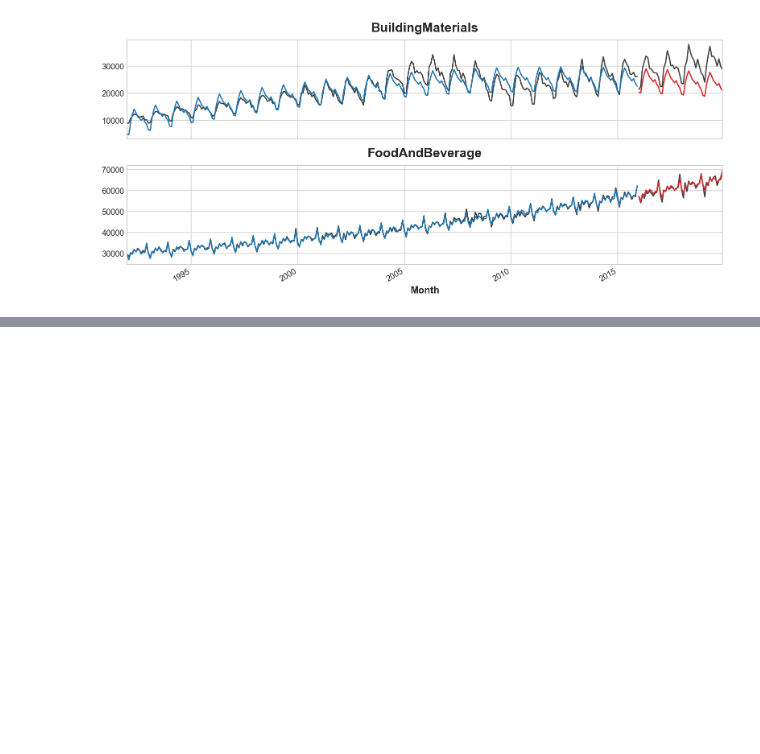
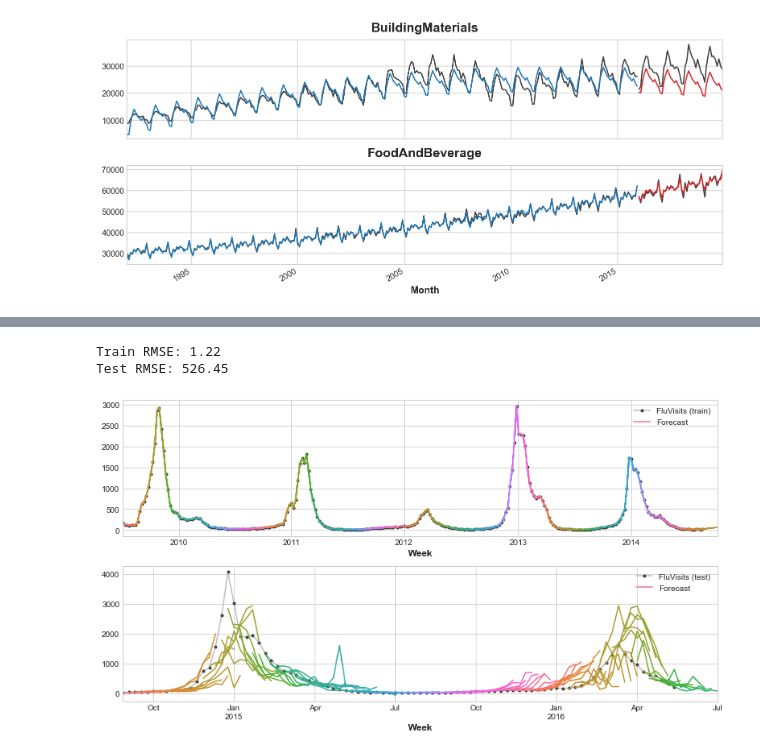
Before and after one commit to LuciaRavazzi/Kaggle, a Jupyter notebook: TimeSeries.ipynb, the cells around one changed output, grey strips where cells are left out. Cells and saved outputs as stored; diff of their text form; code cells hidden in the pictures; blank space fills up the shorter version.

```diff
--- a/TimeSeries.ipynb
+++ b/TimeSeries.ipynb
@@ -567,0 +709,25 @@ for ax in axs: ax.legend([])
+# %%
+from sklearn.multioutput import MultiOutputRegressor
+
+model = MultiOutputRegressor(XGBRegressor())
+model.fit(X_train, y_train)
+
+y_fit = pd.DataFrame(model.predict(X_train), index=X_train.index, columns=y.columns)
+y_pred = pd.DataFrame(model.predict(X_test), index=X_test.index, columns=y.columns)
+# %%
+train_rmse = mean_squared_error(y_train, y_fit, squared=False)
+test_rmse = mean_squared_error(y_test, y_pred, squared=False)
+print((f"Train RMSE: {train_rmse:.2f}\n" f"Test RMSE: {test_rmse:.2f}"))
+
+palette = dict(palette='husl', n_colors=64)
+fig, (ax1, ax2) = plt.subplots(2, 1, figsize=(11, 6))
+ax1 = flu_trends.FluVisits[y_fit.index].plot(**plot_params, ax=ax1)
+ax1 = plot_multistep(y_fit, ax=ax1, palette_kwargs=palette)
+_ = ax1.legend(['FluVisits (train)', 'Forecast'])
+ax2 = flu_trends.FluVisits[y_pred.index].plot(**plot_params, ax=ax2)
+ax2 = plot_multistep(y_pred, ax=ax2, palette_kwargs=palette)
+_ = ax2.legend(['FluVisits (test)', 'Forecast'])
+# %% [output]
+Train RMSE: 1.22
+Test RMSE: 526.45
+[figure, added]
```
Also changed, not shown: parts of 7 cells of this notebook, 3 other files.
